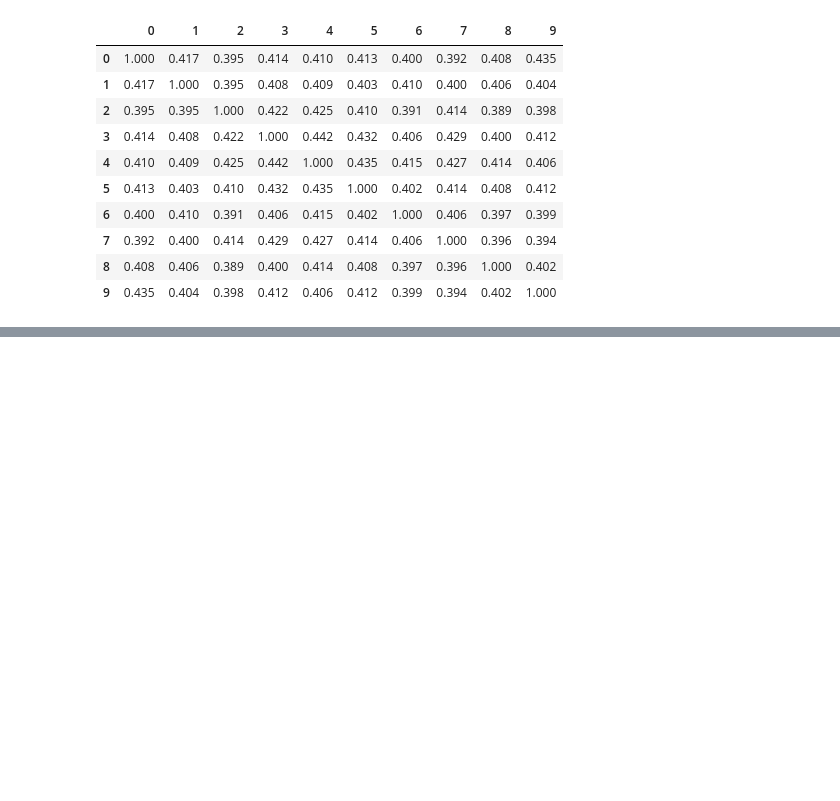
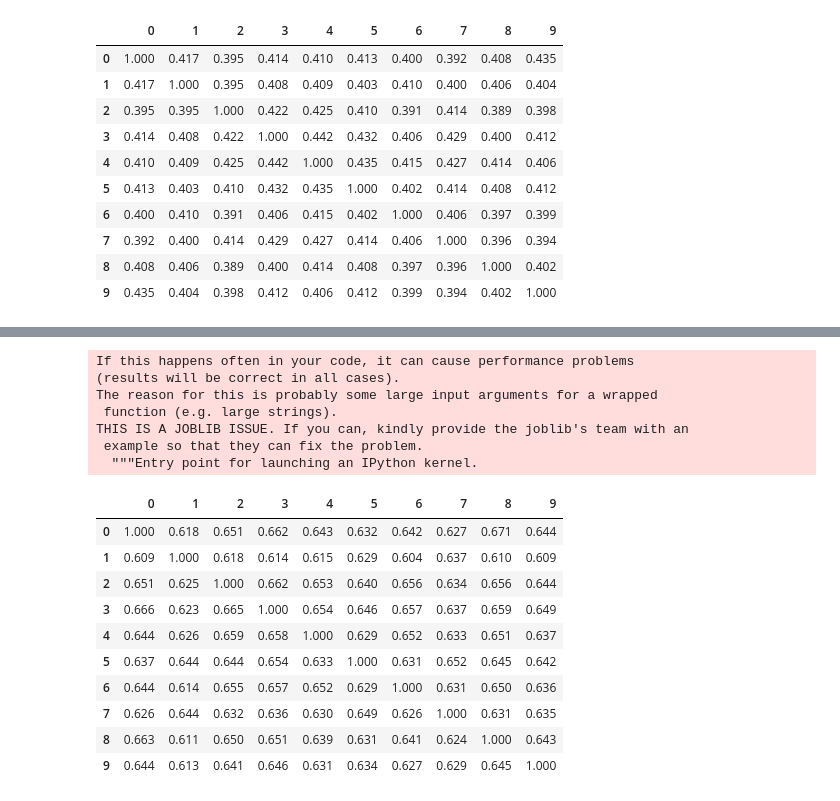
Before and after one commit to hlibbabii/log-recommender-dataprep, a Jupyter notebook: metrics/results.ipynb, the cells around one changed output, grey strips where cells are left out. Drawn from its saved outputs; the diff is of its cells as text; code cells hidden in the pictures; blank space fills up the shorter version.

```diff
--- a/metrics/results.ipynb
+++ b/metrics/results.ipynb
@@ -330,0 +453,22 @@ DataFrame(m).round(3)
+# %%
+m=cooccurence_matrix(first_n_merges(full_merges_list_10_case, 50000), first_n_merges(full_merges_list_10_case, 100000))
+DataFrame(m).round(3)
+# %% [output]
+If this happens often in your code, it can cause performance problems
+(results will be correct in all cases).
+The reason for this is probably some large input arguments for a wrapped
+ function (e.g. large strings).
+THIS IS A JOBLIB ISSUE. If you can, kindly provide the joblib's team with an
+ example so that they can fix the problem.
+  """Entry point for launching an IPython kernel.
+|  | 0 | 1 | 2 | 3 | 4 | 5 | 6 | 7 | 8 | 9 |
+| 0 | 1.000 | 0.618 | 0.651 | 0.662 | 0.643 | 0.632 | 0.642 | 0.627 | 0.671 | 0.644 |
+| 1 | 0.609 | 1.000 | 0.618 | 0.614 | 0.615 | 0.629 | 0.604 | 0.637 | 0.610 | 0.609 |
+| 2 | 0.651 | 0.625 | 1.000 | 0.662 | 0.653 | 0.640 | 0.656 | 0.634 | 0.656 | 0.644 |
+| 3 | 0.666 | 0.623 | 0.665 | 1.000 | 0.654 | 0.646 | 0.657 | 0.637 | 0.659 | 0.649 |
+| 4 | 0.644 | 0.626 | 0.659 | 0.658 | 1.000 | 0.629 | 0.652 | 0.633 | 0.651 | 0.637 |
+| 5 | 0.637 | 0.644 | 0.644 | 0.654 | 0.633 | 1.000 | 0.631 | 0.652 | 0.645 | 0.642 |
+| 6 | 0.644 | 0.614 | 0.655 | 0.657 | 0.652 | 0.629 | 1.000 | 0.631 | 0.650 | 0.636 |
+| 7 | 0.626 | 0.644 | 0.632 | 0.636 | 0.630 | 0.649 | 0.626 | 1.000 | 0.631 | 0.635 |
+| 8 | 0.663 | 0.611 | 0.650 | 0.651 | 0.639 | 0.631 | 0.641 | 0.624 | 1.000 | 0.643 |
+| 9 | 0.644 | 0.613 | 0.641 | 0.646 | 0.631 | 0.634 | 0.627 | 0.629 | 0.645 | 1.000 |
```
Also changed, not shown: parts of 71 cells of this notebook, 2 other files.
